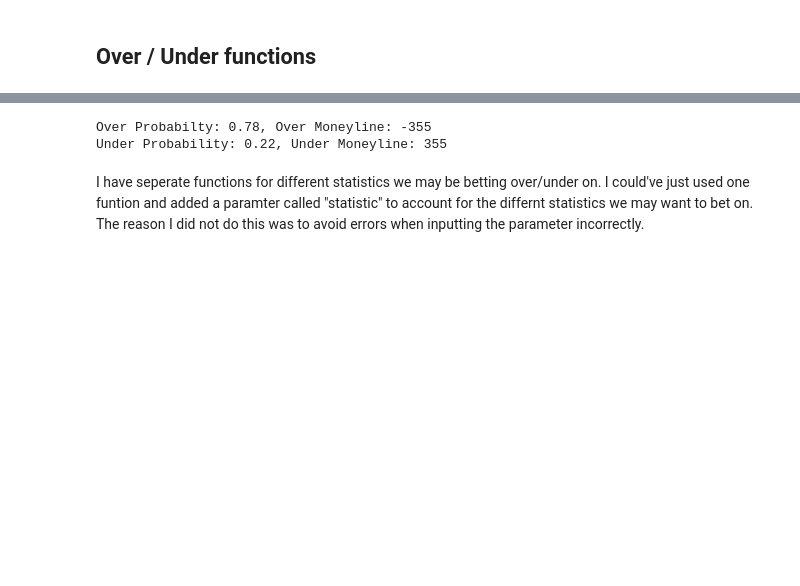
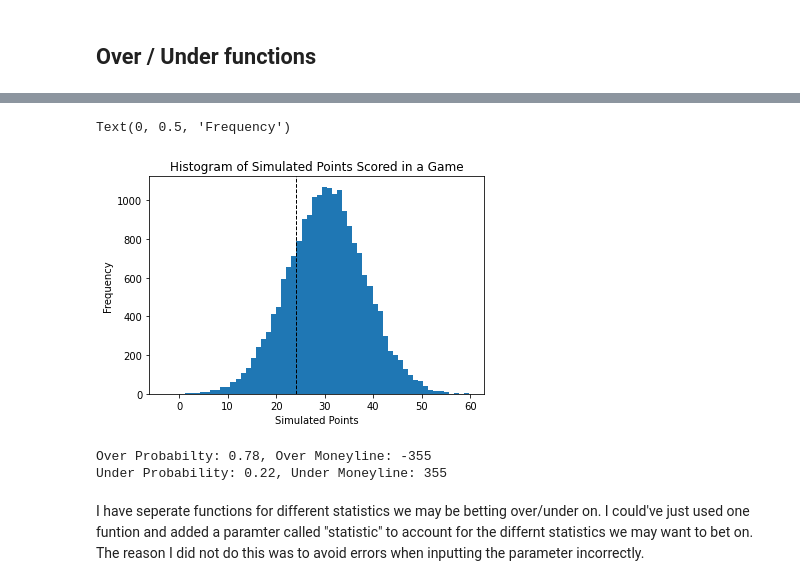
Before and after one commit to etorres14/MonteCarlo-OverUnder-NBA, a Jupyter notebook: Over_Under_NBA2022.ipynb, the cells around one changed output, grey strips where cells are left out. Drawn from its saved outputs; the diff is of its cells as text; code cells hidden in the pictures; blank space fills up the shorter version.

```diff
--- a/Over_Under_NBA2022.ipynb
+++ b/Over_Under_NBA2022.ipynb
@@ -276,3 +287,20 @@ Using the monte carlo technique, I want to generate the probabilities of a playe
+# %%
+# Visualization of the distribution of the simulations we have created using a Guassian or Normal Distribution of his Points.
+# The Line indicates the 24 points mark
+mu = lebron.PTS.mean()
+sigma= lebron.PTS.std()
+sim_points = []
+for i in range(20000):
+  sim_points.append(random.gauss(mu,sigma))
+
+plt.hist(sim_points, bins=60)
+plt.axvline(24, color='k', linestyle='dashed', linewidth=1)
+plt.title("Histogram of Simulated Points Scored in a Game")
+plt.xlabel("Simulated Points")
+plt.ylabel("Frequency")
+# %% [output]
+Text(0, 0.5, 'Frequency')
+[figure, added]
 # %%
 def over_under_pts(player, value):
   # Here I am making use of my return_player function to grab the dataframe
```
Also changed, not shown: parts of 5 cells of this notebook.
